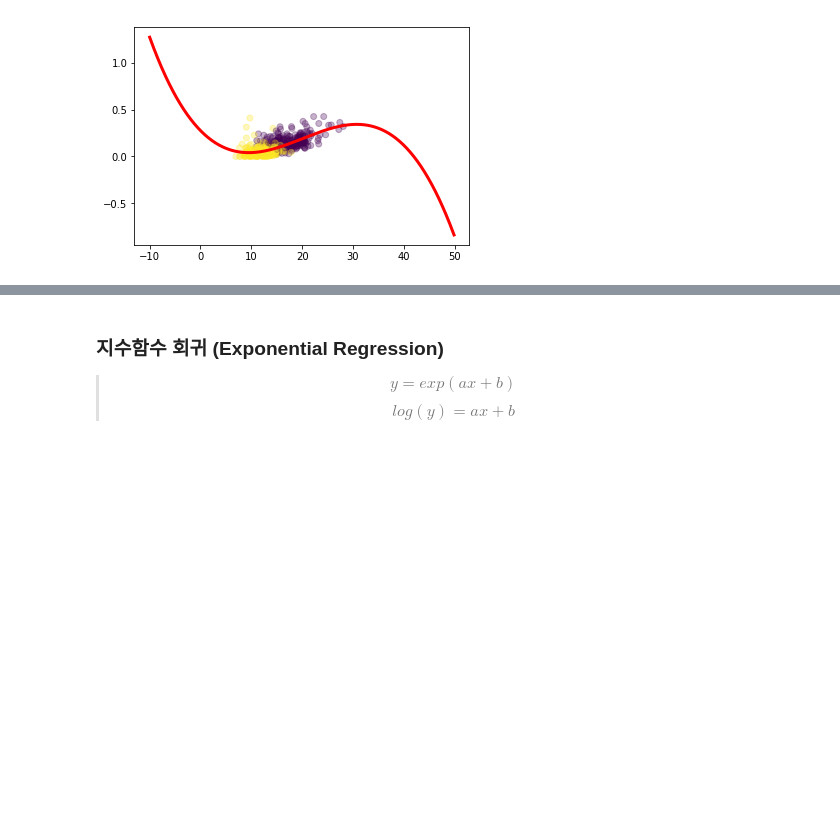
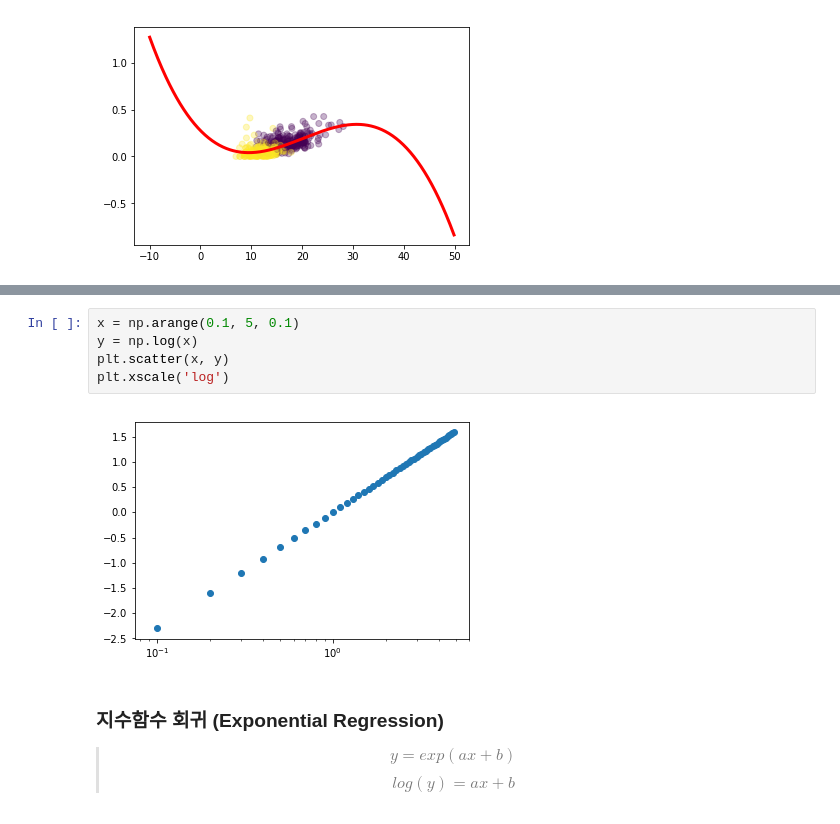
Before and after one commit to gubosd/lecture11, a Jupyter notebook: 머신러닝/02_지도학습_08_비선형회귀.ipynb, the cells around one changed output, grey strips where cells are left out. Saved outputs shown, nothing was run; the diff lists cells and outputs as text; blank space fills up the shorter version.

```diff
--- a/머신러닝/02_지도학습_08_비선형회귀.ipynb
+++ b/머신러닝/02_지도학습_08_비선형회귀.ipynb
@@ -84,3 +98,10 @@ plt.plot(xs,ys,'r-',lw=3)
+# %%
+x = np.arange(0.1, 5, 0.1)
+y = np.log(x)
+plt.scatter(x, y)
+plt.xscale('log')
+# %% [output]
+[figure, added]
 # %% [markdown]
 ### 지수함수 회귀 (Exponential Regression)
 > $$ y = exp(ax + b) $$
```
Also changed, not shown: parts of 5 cells of this notebook.
